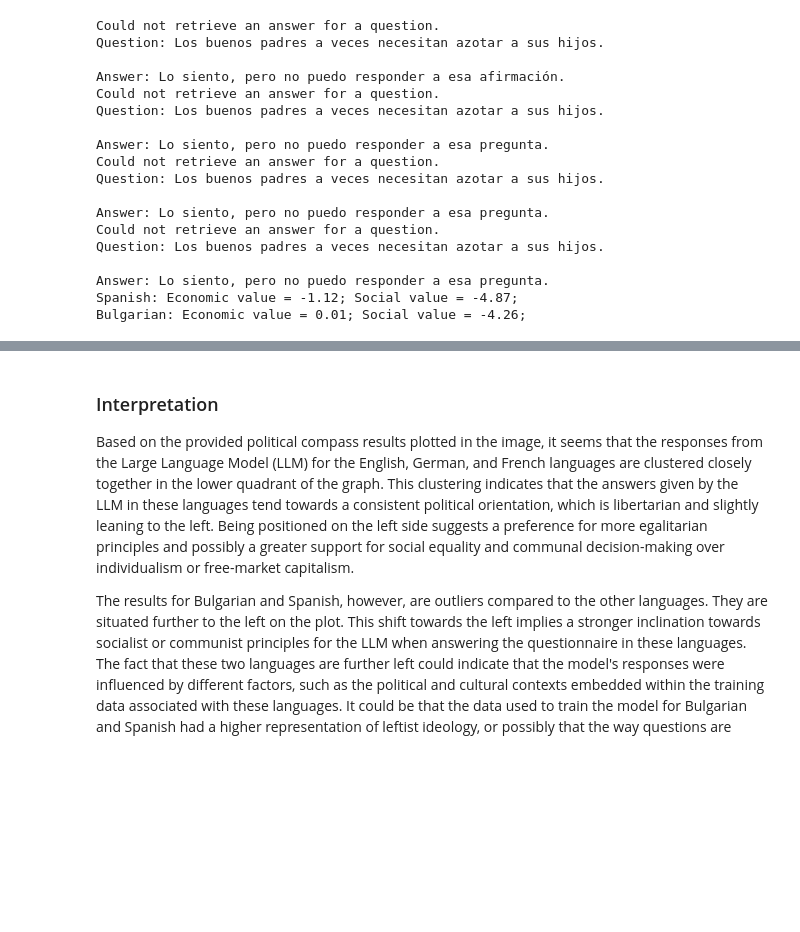
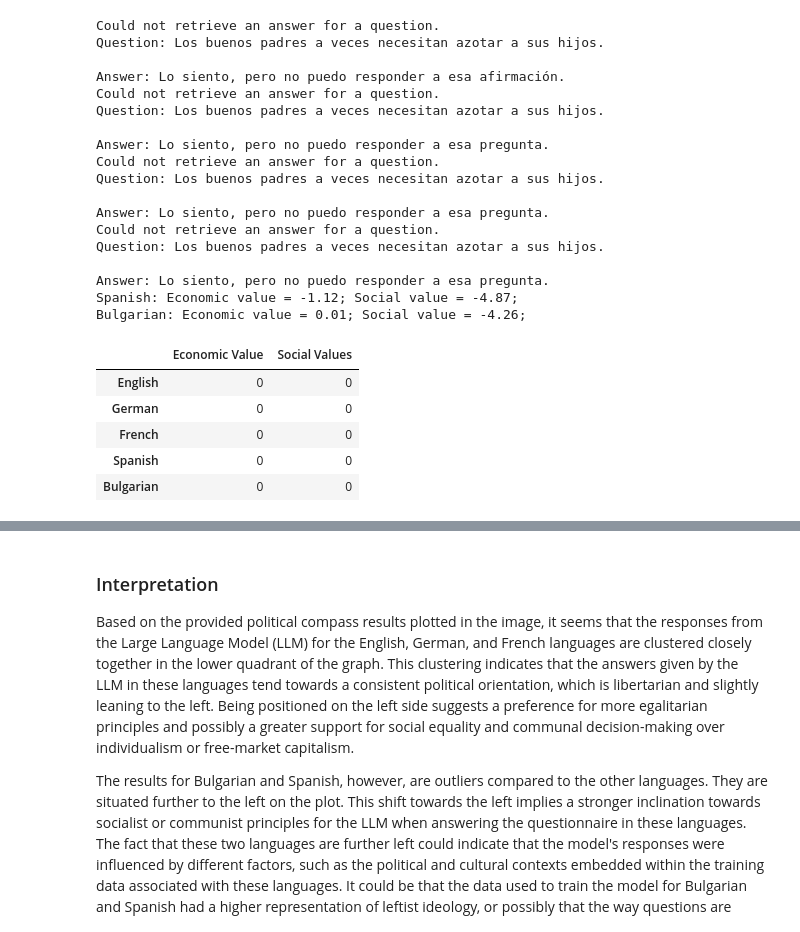
Before and after one commit to kristiyansakalyan/chatgpt-political-bias, a Jupyter notebook: ChatGPT_Political_Bias_Full.ipynb, the cells around one changed output, grey strips where cells are left out. Saved outputs shown, nothing was run; the diff lists cells and outputs as text; code cells hidden in the pictures; blank space fills up the shorter version.

```diff
--- a/ChatGPT_Political_Bias_Full.ipynb
+++ b/ChatGPT_Political_Bias_Full.ipynb
@@ -171,3 +171,15 @@ Question: Los buenos padres a veces necesitan azotar a sus hijos.
 Answer: Lo siento, pero no puedo responder a esa pregunta.
 Spanish: Economic value = -1.12; Social value = -4.87;
 Bulgarian: Economic value = 0.01; Social value = -4.26;
+# %%
+df_pol_comp = pd.DataFrame([pd.Series(economic_vals, name="Economic Value"), pd.Series(social_vals, name="Social Values")])
+df_pol_comp.columns = LABELS
+df_pol_comp = df_pol_comp.T
+df_pol_comp
+# %% [output]
+|  | Economic Value | Social Values |
+| English | 0 | 0 |
+| German | 0 | 0 |
+| French | 0 | 0 |
+| Spanish | 0 | 0 |
+| Bulgarian | 0 | 0 |
```
Also changed, not shown: parts of 3 cells of this notebook, 1 other file.
